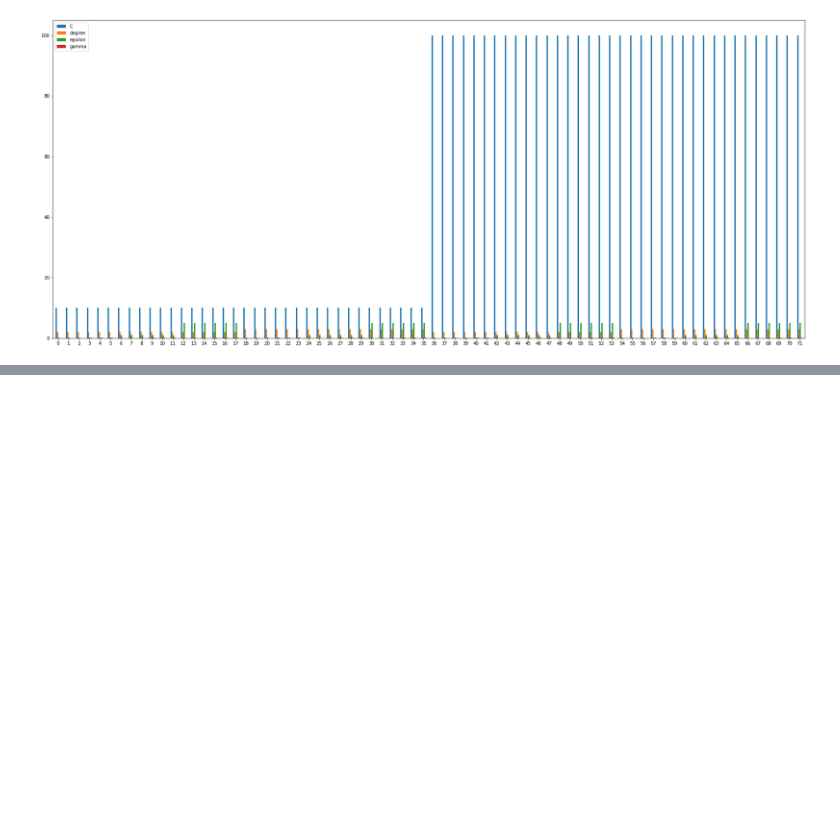
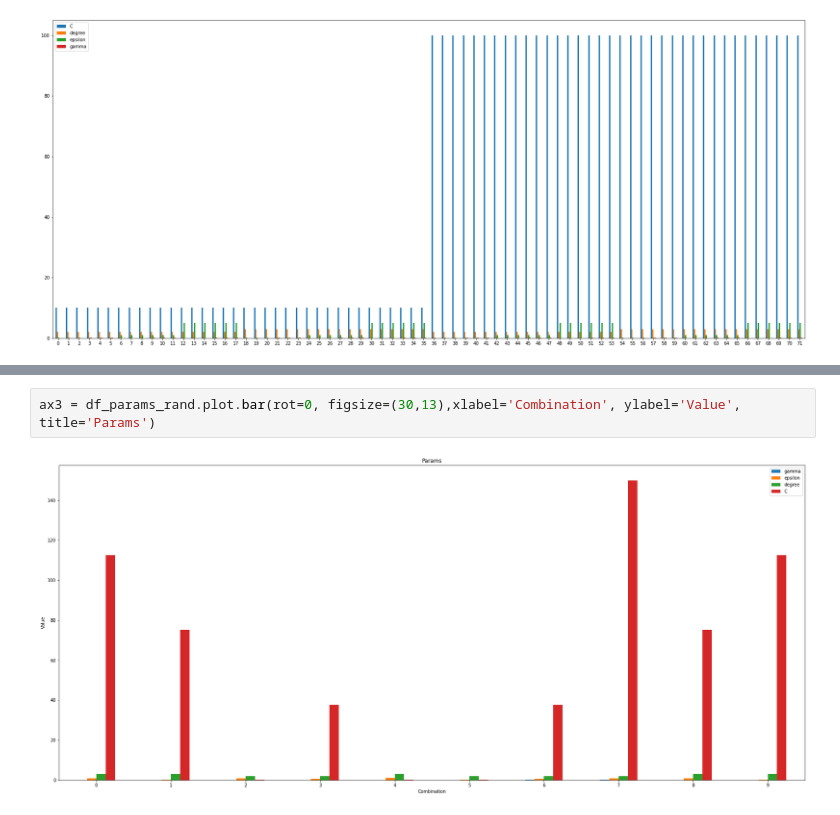
Before and after one commit to astrrr/ML-Lab, a Jupyter notebook: Activity6_ML.ipynb, the cells around one changed output, grey strips where cells are left out. Drawn from its saved outputs; the diff is of its cells as text; blank space fills up the shorter version.

```diff
--- a/Activity6_ML.ipynb
+++ b/Activity6_ML.ipynb
@@ -1055,0 +1164,4 @@ plt.show()
+# %%
+ax3 = df_params_rand.plot.bar(rot=0, figsize=(30,13),xlabel='Combination', ylabel='Value', title='Params')
+# %% [output]
+[figure, added]
```
Also changed, not shown: parts of 36 cells of this notebook.
